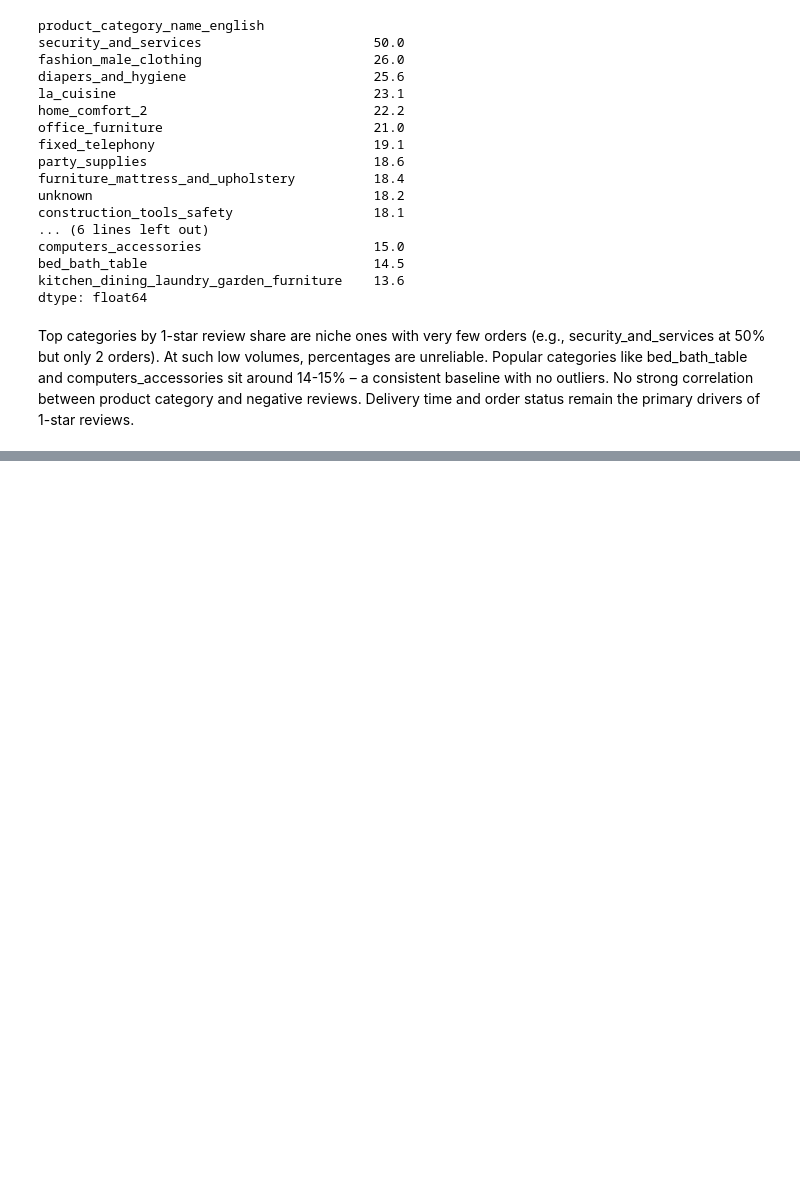
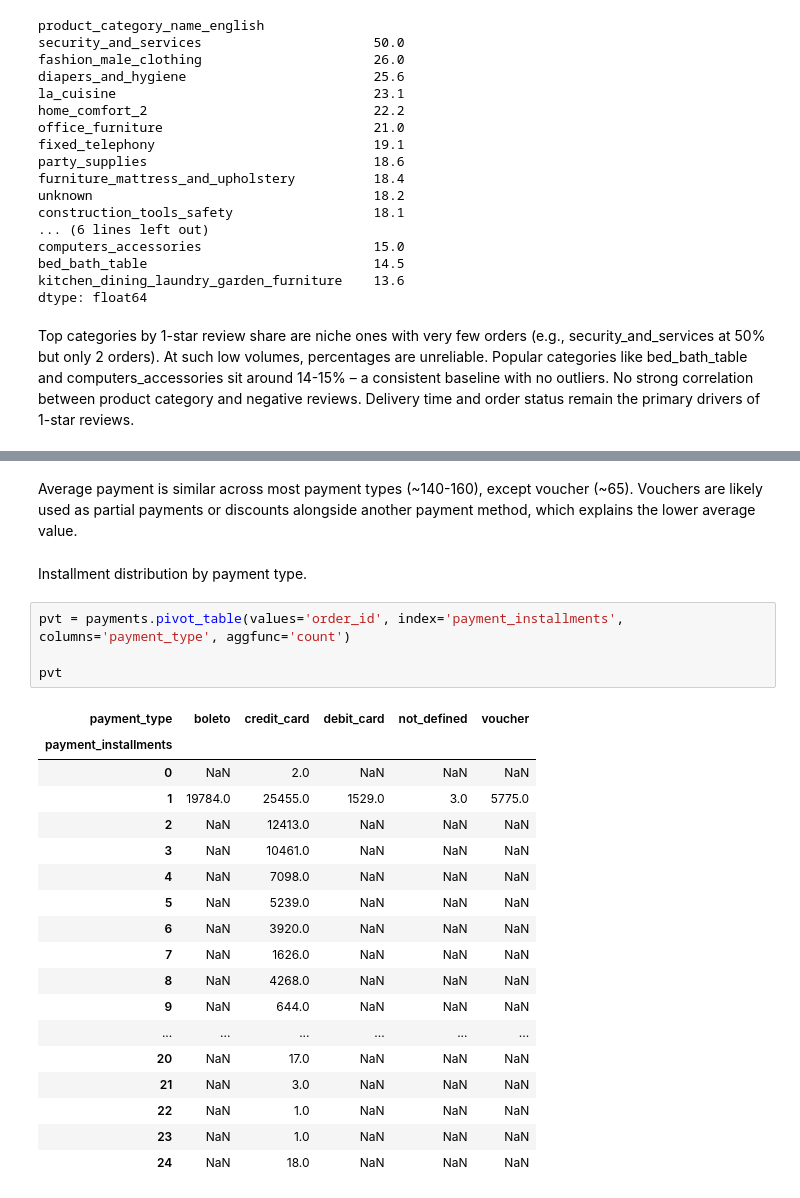
Before and after one commit to norriddx/ecommerce-orders-analysis, a Jupyter notebook: notebooks/eda.ipynb, the cells around one changed output, grey strips where cells are left out. Drawn from its saved outputs; the diff is of its cells as text; blank space fills up the shorter version.

```diff
--- a/notebooks/eda.ipynb
+++ b/notebooks/eda.ipynb
@@ -857,0 +872,27 @@ Top categories by 1-star review share are niche ones with very few orders (e.g.,
+# %% [markdown]
+Average payment is similar across most payment types (~140-160), except voucher (~65). Vouchers are likely used as partial payments or discounts alongside another payment method, which explains the lower average value.
+# %% [markdown]
+Installment distribution by payment type.
+# %%
+pvt = payments.pivot_table(values='order_id', index='payment_installments', columns='payment_type', aggfunc='count')
+
+pvt
+# %% [output]
+| payment_type | boleto | credit_card | debit_card | not_defined | voucher |
+| payment_installments |  |  |  |  |  |
+| 0 | NaN | 2.0 | NaN | NaN | NaN |
+| 1 | 19784.0 | 25455.0 | 1529.0 | 3.0 | 5775.0 |
+| 2 | NaN | 12413.0 | NaN | NaN | NaN |
+| 3 | NaN | 10461.0 | NaN | NaN | NaN |
+| 4 | NaN | 7098.0 | NaN | NaN | NaN |
+| 5 | NaN | 5239.0 | NaN | NaN | NaN |
+| 6 | NaN | 3920.0 | NaN | NaN | NaN |
+| 7 | NaN | 1626.0 | NaN | NaN | NaN |
+| 8 | NaN | 4268.0 | NaN | NaN | NaN |
+| 9 | NaN | 644.0 | NaN | NaN | NaN |
+| ... | ... | ... | ... | ... | ... |
+| 20 | NaN | 17.0 | NaN | NaN | NaN |
+| 21 | NaN | 3.0 | NaN | NaN | NaN |
+| 22 | NaN | 1.0 | NaN | NaN | NaN |
+| 23 | NaN | 1.0 | NaN | NaN | NaN |
+| 24 | NaN | 18.0 | NaN | NaN | NaN |
```
Also changed, not shown: parts of 14 cells of this notebook.
